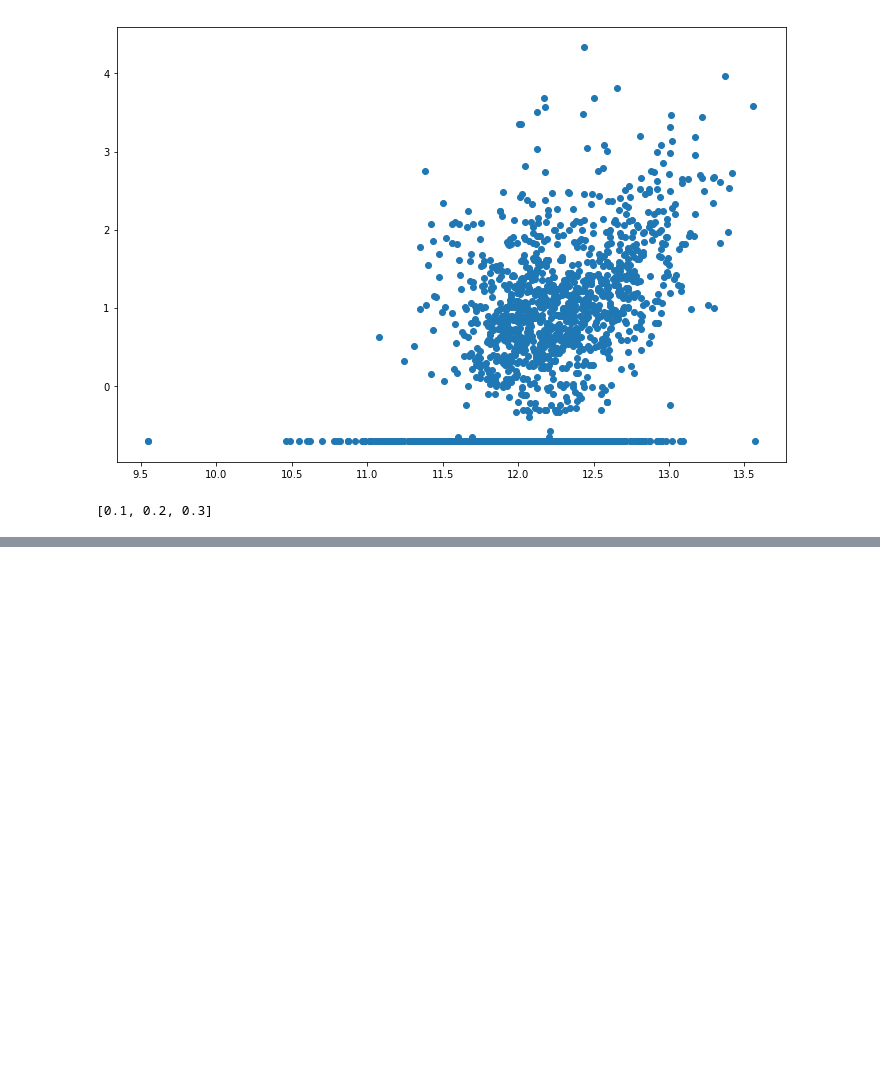
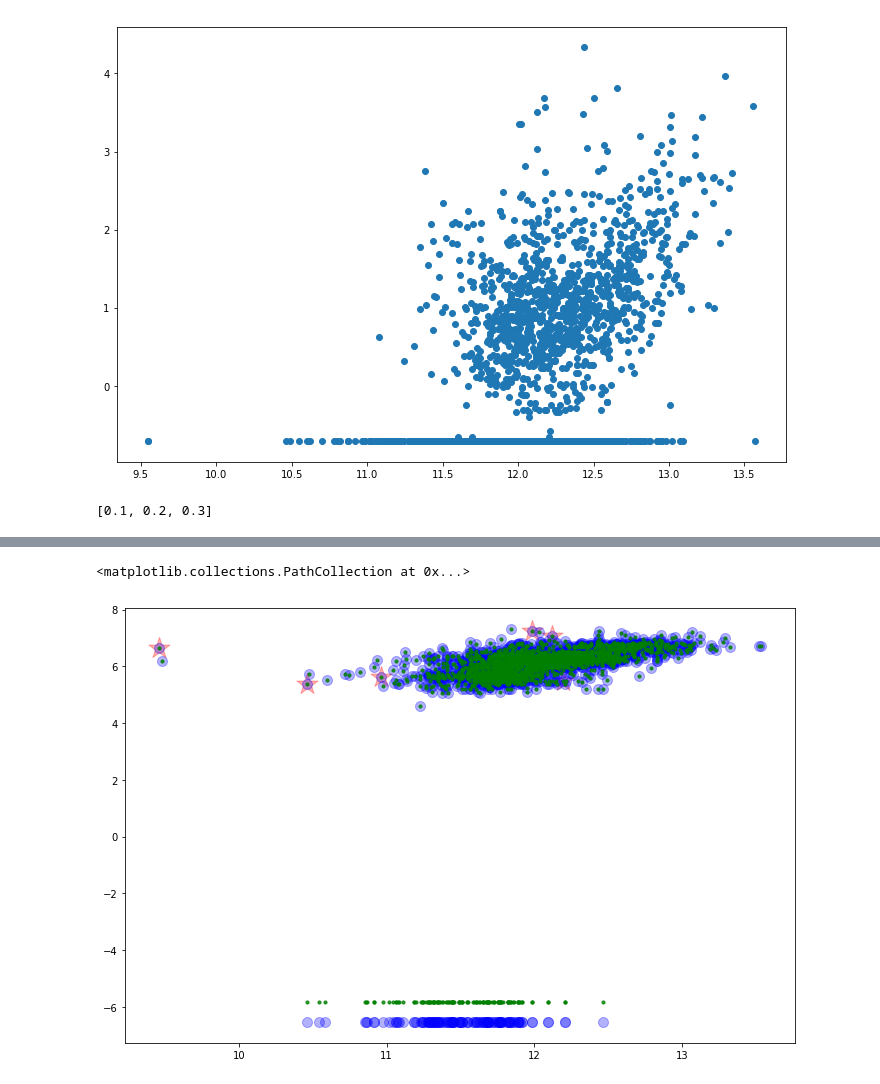
Before and after one commit to Brionnic/sturdy-umbrella, a Jupyter notebook: notebooks/Ames_Housing_Prices_Regression_Ensemble.ipynb, the cells around one changed output, grey strips where cells are left out. Cells and saved outputs as stored; diff of their text form; code cells hidden in the pictures; blank space fills up the shorter version.

```diff
--- a/notebooks/Ames_Housing_Prices_Regression_Ensemble.ipynb
+++ b/notebooks/Ames_Housing_Prices_Regression_Ensemble.ipynb
@@ -389,9 +389,9 @@ simple_data.pop("lot_length")
 # Bathroom feature manipulation                                      #########
 ##############################################################################
 # combine bathroom stats
-# simple_data.loc[:, "total_baths"] = simple_data.loc[:, "Full Bath"] + simple_data.loc[:, "Half Bath"]
+simple_data.loc[:, "total_baths"] = simple_data.loc[:, "Full Bath"] + simple_data.loc[:, "Half Bath"]
 
-# simple_data["total_baths"] = simple_data["total_baths"].mask(simple_data["total_baths"] == 0, 0.1)
+simple_data["total_baths"] = simple_data["total_baths"].mask(simple_data["total_baths"] == 0, 0.1)
 
 # simple_data.loc[:, "bed_to_bath"] = simple_data.loc[:, "Bedroom AbvGr"] / (simple_data.loc[:, "total_baths"] * 1.0)
 
@@ -876,7 +876,3 @@ Index([u'Order', u'PID', u'MS SubClass', u'MS Zoning', u'Lot Frontage',
        u'Pool QC', u'Fence', u'Misc Feature', u'Misc Val', u'Mo Sold',
        u'Yr Sold', u'Sale Type', u'Sale Condition', u'SalePrice'],
       dtype='object')
-# %%
-raw_data.loc[:, "BsmtFin SF 1"].fillna(0, inplace=True)
-
-describe_this("BsmtFin SF 1")
@@ -1012,0 +1062,4 @@ print str(boink)
+# %%
+Ay = raw_data.loc[:,"SalePrice"]
+
+AX_train, AX_eval, Ay_train, Ay_eval = train_test_split(raw_data, Ay, random_state=42, test_size=0.2)
@@ -1012,0 +1105,15 @@ print str(boink)
+# %%
+fig, cax = plt.subplots(figsize=(12, 8))
+
+cross_column = "Garage Area"
+
+unusual_suspects = [181, 2843, 373, 726, 945, 1498, 1533, 2180, 2788]
+
+for item in unusual_suspects:
+    cax.scatter(np.log(Ay_train[item]), np.log(AX_train.loc[item, cross_column]), alpha=0.3, s=500, color="red", marker="*")
+
+cax.scatter(np.log(Ay_train), np.log(AX_train.loc[:, cross_column] + np.random.normal(0.001, 0.005)), alpha=0.3, s=100, color="blue")
+cax.scatter(np.log(Ay_train), np.log(AX_train.loc[:, cross_column] + np.random.normal(0.001, 0.005)), alpha=0.8, s=10, color="green")
+# %% [output]
+<matplotlib.collections.PathCollection at 0x...>
+[figure, added]
```
Also changed, not shown: parts of 12 cells of this notebook, 6 other files.
